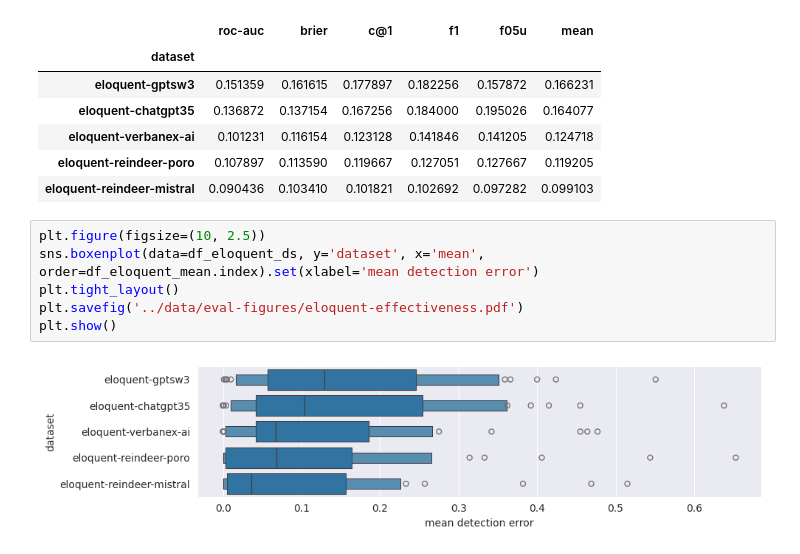
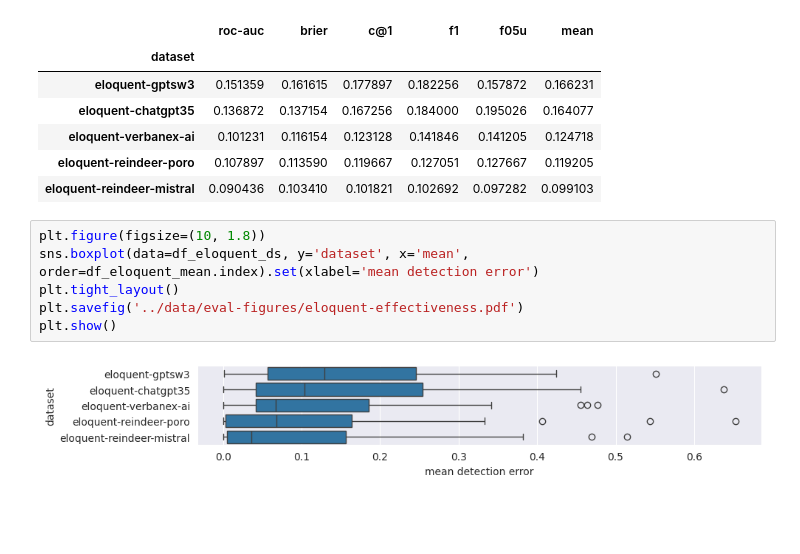
Before and after one commit to pan-webis-de/pan24-generative-ai-authorship-verification, a Jupyter notebook: pan24_task_eval/pan24-generative-authorship-evaluation.ipynb, the cells around one changed output. Cells and saved outputs as stored; diff of their text form; blank space fills up the shorter version.

```diff
--- a/pan24_task_eval/pan24-generative-authorship-evaluation.ipynb
+++ b/pan24_task_eval/pan24-generative-authorship-evaluation.ipynb
@@ -537,10 +537,10 @@ df_eloquent_mean
 | eloquent-reindeer-poro | 0.107897 | 0.113590 | 0.119667 | 0.127051 | 0.127667 | 0.119205 |
 | eloquent-reindeer-mistral | 0.090436 | 0.103410 | 0.101821 | 0.102692 | 0.097282 | 0.099103 |
 # %%
-plt.figure(figsize=(10, 2.5))
-sns.boxenplot(data=df_eloquent_ds, y='dataset', x='mean', order=df_eloquent_mean.index).set(xlabel='mean detection error')
+plt.figure(figsize=(10, 1.8))
+sns.boxplot(data=df_eloquent_ds, y='dataset', x='mean', order=df_eloquent_mean.index).set(xlabel='mean detection error')
 plt.tight_layout()
 plt.savefig('../data/eval-figures/eloquent-effectiveness.pdf')
 plt.show()
 # %% [output]
-[figure, old version]
+[figure, new version]
```
Also changed, not shown: parts of 8 cells of this notebook.
